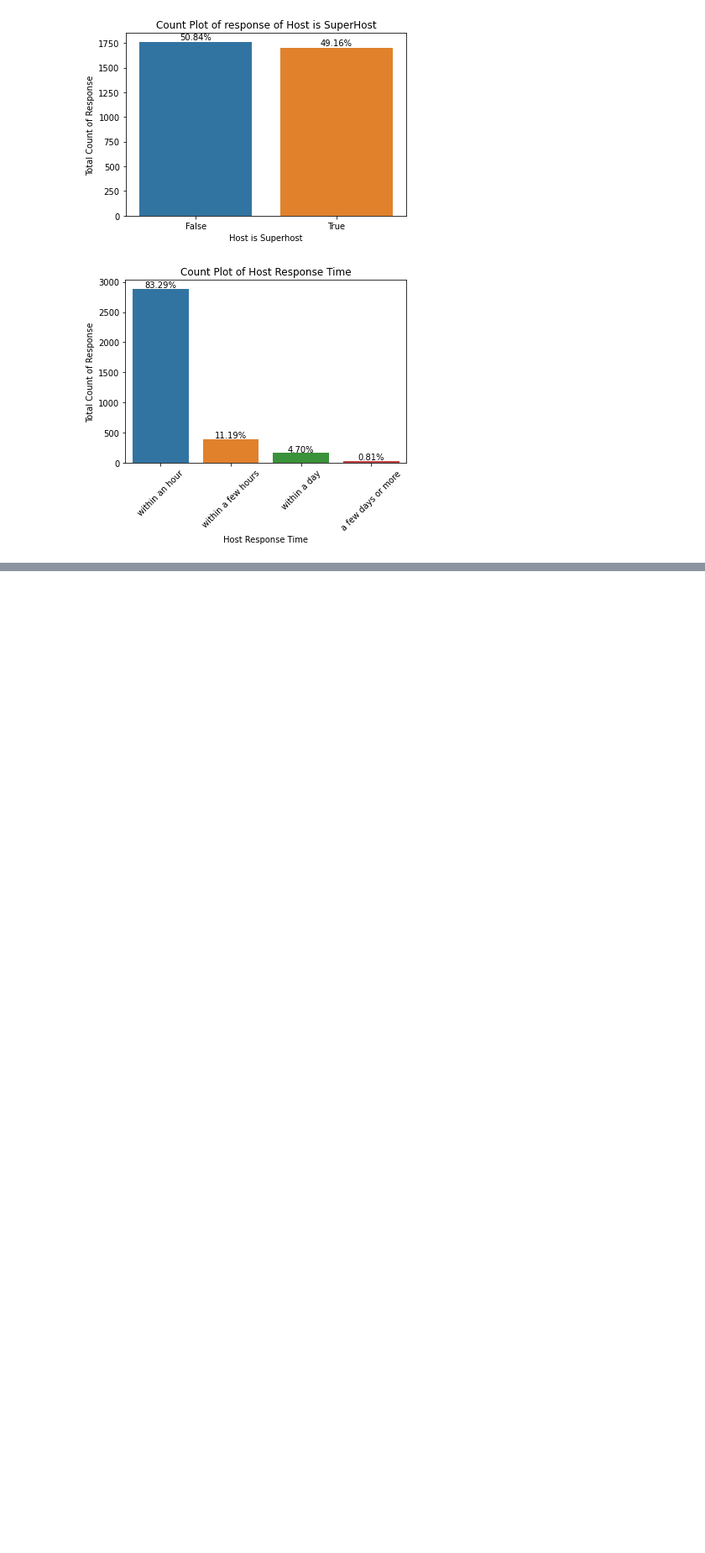
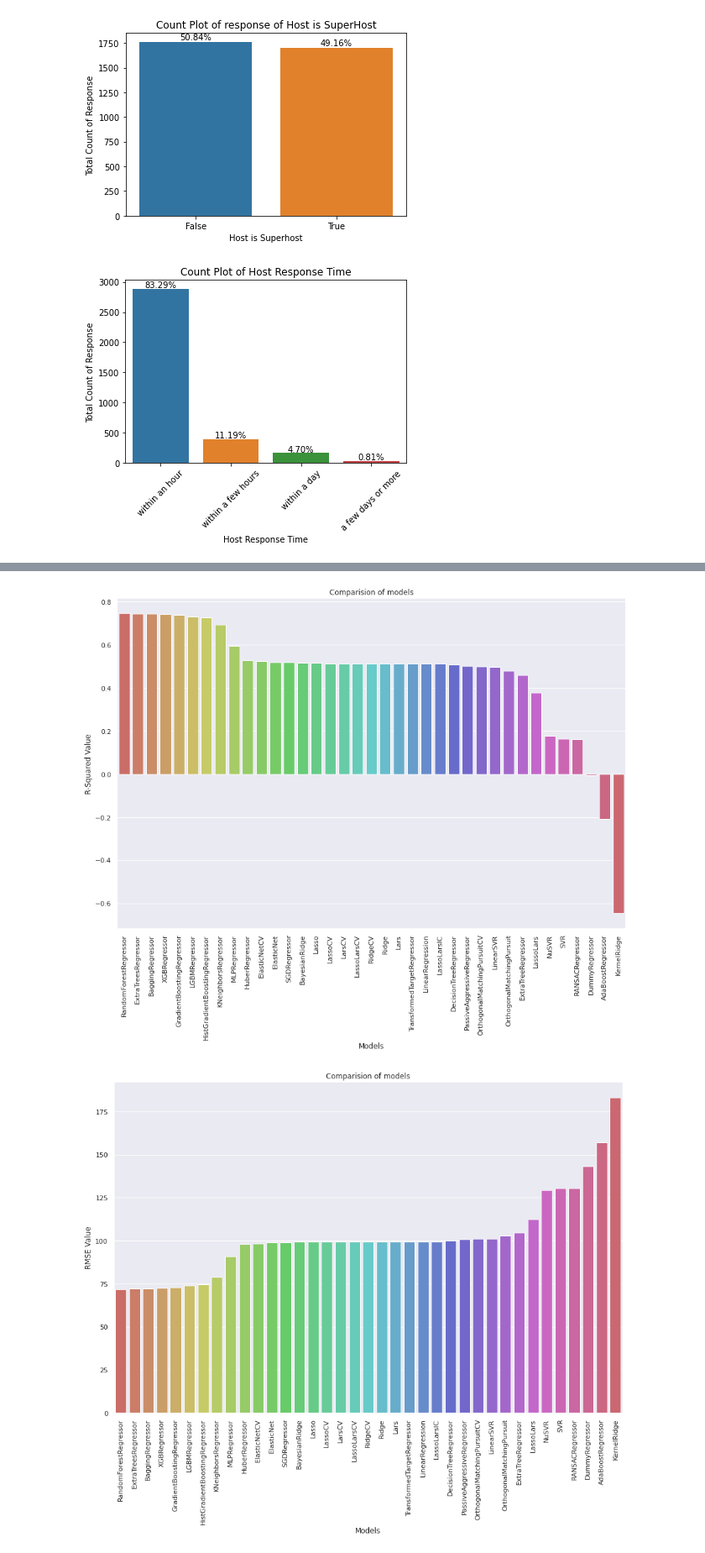
Before and after one commit to anuragmishra218/ETL_Visualization_Prediction_Python, a Jupyter notebook: ejam_Jay.ipynb, the cells around one changed output, grey strips where cells are left out. Shown: that part at 84% size. Saved outputs shown, nothing was run; the diff lists cells and outputs as text; code cells hidden in the pictures; blank space fills up the shorter version.

```diff
--- a/ejam_Jay.ipynb
+++ b/ejam_Jay.ipynb
@@ -177,0 +245,7 @@ etl.Load()
+# %%
+# Now splitting the data into Training and Testing
+X_train, X_test, y_train, y_test = train_test_split(X_new, Y, test_size = 0.3, random_state = 420)
+# %%
+# Now applying Lazy Predict
+reg = LazyRegressor(verbose=0,ignore_warnings=True,custom_metric=None, predictions=True)
+models,pred = reg.fit(X_train, X_test, y_train, y_test)
@@ -177,0 +254,4 @@ etl.Load()
+# %%
+models = models[0:-1]
+models = models.reset_index()
+models
@@ -177,0 +276,16 @@ etl.Load()
+# %%
+# Function to print Bar plot
+def BarPlot(x,y,df,xl='x-axis',yl='y-aixs',title='Barplot',z=0):
+  length = len(df)
+  g=sns.barplot(x = x, y = y, data = df,
+            palette = 'hls')
+  g.set(xlabel=xl, ylabel=yl, title=title)
+  plt.xticks(rotation=z)
+  plt.show()
+# %%
+BarPlot('Model','R-Squared',models,xl="Models", yl="R-Squared Value", title="Comparision of models",z=90)
+BarPlot('Model','RMSE',models,xl="Models", yl="RMSE Value", title="Comparision of models",z=90)
+BarPlot('Model','Time Taken',models,xl="Models", yl="Time Taken", title="Comparision of models",z=90)
+# %% [output]
+[figure, added]
+[figure, added]
```
Also changed, not shown: parts of 18 cells of this notebook.
